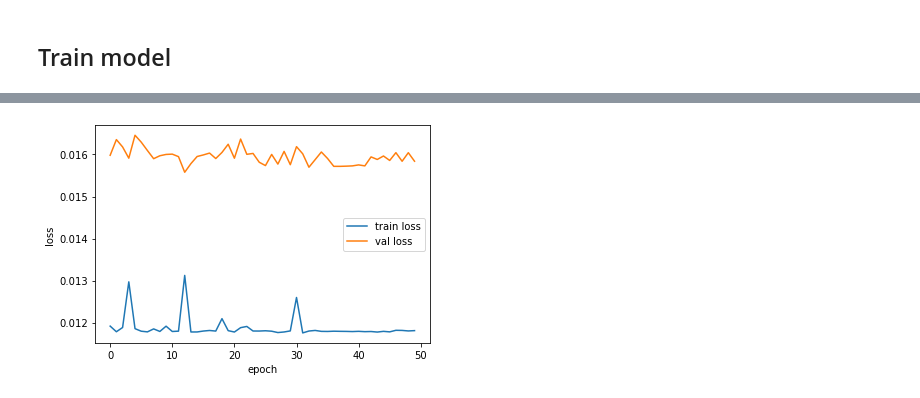
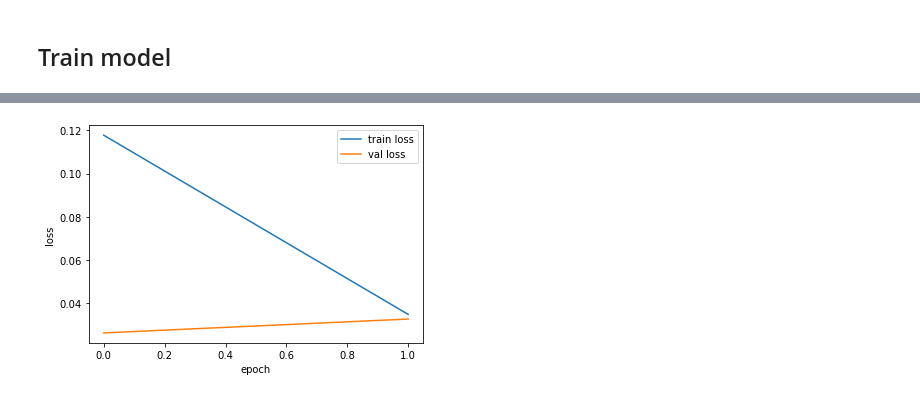
Before and after one commit to Ezmalts/augmentation_timeseries_m5, a Jupyter notebook: Seq2Seq.ipynb, the cells around one changed output, grey strips where cells are left out. Saved outputs shown, nothing was run; the diff lists cells and outputs as text; code cells hidden in the pictures.

```diff
--- a/Seq2Seq.ipynb
+++ b/Seq2Seq.ipynb
@@ -89,12 +99,12 @@ class Encoder(nn.Module):
           hidden_size=self.hidden_dim,
           num_layers=3,
           batch_first=True,
-          #dropout = 0.35
+          dropout = 0.35
         )
 
     def forward(self, x):
 
-        x = x.reshape((1, self.seq_len, self.n_features))
+        x = x.reshape((-1, self.seq_len, self.n_features))
         #print(x.shape)
 
         h_1 = Variable(torch.zeros(
@@ -189,0 +226,8 @@ class Seq2Seq(nn.Module):
+# %%
+train = DatasetTs(TrainX, Trainy)
+valid = DatasetTs(ValidX, Validy)
+# %%
+BATCH_SIZE = 128
+
+train_loader = DataLoader(train, batch_size=BATCH_SIZE, shuffle=False)
+valid_loader = DataLoader(valid, batch_size=BATCH_SIZE, shuffle=False)
@@ -190,10 +238,11 @@ class Seq2Seq(nn.Module):
 # %% [markdown]
 ## Train model
 # %%
-n_features = TrainX.shape[2]
-hidden_dim = 90 * n_features
+n_features = TrainX.shape[2] # number of timeseries
+hidden_dim = 640 # hidden dim
+output_length = 28 # number of days to predict
 
-model = Seq2Seq(seq_length, n_features, hidden_dim)
+model = Seq2Seq(seq_length, n_features, hidden_dim, output_length)
 
 model
 # %% [output]
@@ -211,9 +264,9 @@ from tqdm import tqdm
 # %%
-optimizer = torch.optim.Adam(model.parameters(), lr=1e-2, weight_decay=1e-5)
+optimizer = torch.optim.Adam(model.parameters(), lr=5e-3)
 criterion = torch.nn.MSELoss()
-scheduler = torch.optim.lr_scheduler.ReduceLROnPlateau(optimizer, patience=10, factor=0.5 ,min_lr=1e-7, eps=1e-08)
-
-n_epochs = 50
+#scheduler = torch.optim.lr_scheduler.ReduceLROnPlateau(optimizer, patience=10, factor=0.5 ,min_lr=1e-3, eps=1e-08)
+best_loss = 10
+n_epochs = 200
 
 history = dict(train=[], val=[])
 
@@ -221,18 +274,24 @@ for epoch in range(n_epochs):
     model = model.train()
 
     train_losses = []
-    for i in tqdm(range(len(TrainX))):
-        seq_inp = TrainX[i,:,:]
-        seq_true = Trainy[i,:,:]
+    for X_train, y_train in tqdm(train_loader):
+        #seq_inp = TrainX[i,:,:]
+        #seq_true = Trainy[i,:,:]
+        prevs_y = X_train[:, -1:, :]
+        #print(X_train.shape)
+        #print(X_train)
+        #print(prevs_y)
+        #break
 
+        #print(f'prev_y {seq_inp[seq_length-1:seq_length,:]}')
+        seq_pred = model(X_train, prevs_y)#seq_inp[seq_length-1:seq_length,:])
+        #print(seq_pred.shape)
+        #print(y_train.shape)
+        #print(seq_pred.shape)
+        #print(y_train.shape)
         optimizer.zero_grad()
 
-        #print(f'prev_y {seq_inp[seq_length-1:seq_length,:]}')
-        seq_pred = model(seq_inp,seq_inp[seq_length-1:seq_length,:])
-
-
-
-        loss = criterion(seq_pred, seq_true)
+        loss = criterion(seq_pred, y_train)
 
         #print(loss.item())
 
@@ -243,44 +302,48 @@ for epoch in range(n_epochs):
         optimizer.step()
 
         train_losses.append(loss.item())
 
     val_losses = []
     model = model.eval()
     with torch.no_grad():
-        for i in range(len(ValidX)):
-            seq_inp = ValidX[i,:,:]
-            seq_true = Validy[i,:,:]
+        for X_valid, y_valid in valid_loader:
+            #seq_inp = ValidX[i,:,:]
+            #seq_true = Validy[i,:,:]
+            prevs_y = X_valid[:, -1:, :]
+
+            seq_pred = model(X_valid,prevs_y)
 
 
-            seq_pred = model(seq_inp,seq_inp[seq_length-1:seq_length,:])
-
-
-            loss = criterion(seq_pred, seq_true)
+            loss = criterion(seq_pred, y_valid)
             val_losses.append(loss.item())
 
     train_loss = np.mean(train_losses)
     val_loss = np.mean(val_losses)
 
     history['train'].append(train_loss)
     history['val'].append(val_loss)
 
-    #if val_loss < best_loss:
-    #    best_loss = val_loss
-    #    torch.save(model.state_dict(), 'best_model_n_features.pt')
-    #    print("saved best model epoch:",epoch,"val loss is:",val_loss)
 
-    #print(f'Epoch {epoch}: train loss {train_loss} val loss {val_loss}')
+
+
 
     clear_output(True)
 
     plt.xlabel('epoch')
     plt.ylabel('loss')
     plt.plot(history['train'], label='train loss')
     plt.plot(history['val'], label='val loss')
 
     plt.legend()
     plt.show()
 
-    scheduler.step(val_loss)
+    if val_loss < best_loss:
+        best_loss = val_loss
+        torch.save(model.state_dict(), 'best_model_n_features.pt')
+        print("saved best model epoch:",epoch,"val loss is:",val_loss)
+
+    print(f'Epoch {epoch}: train loss {train_loss} val loss {val_loss}')
+
+    #scheduler.step(val_loss)
 # %% [output]
-[figure, old version]
+[figure, new version]
```
Also changed, not shown: parts of 23 cells of this notebook, 1 other file.
